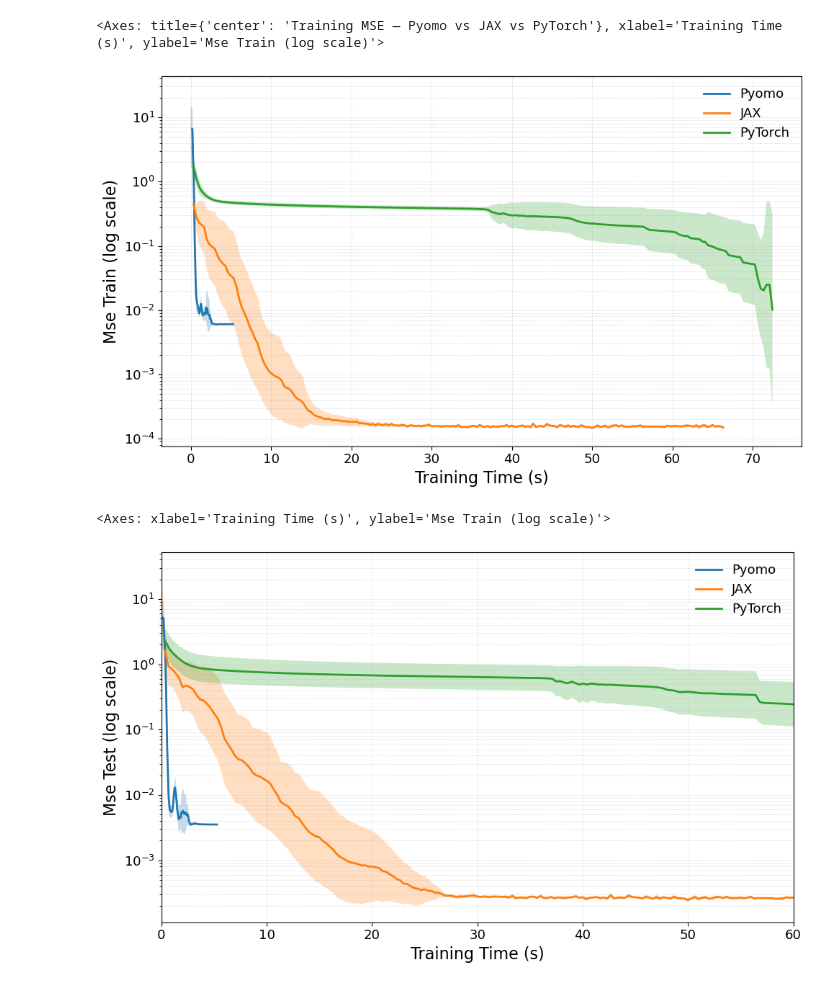
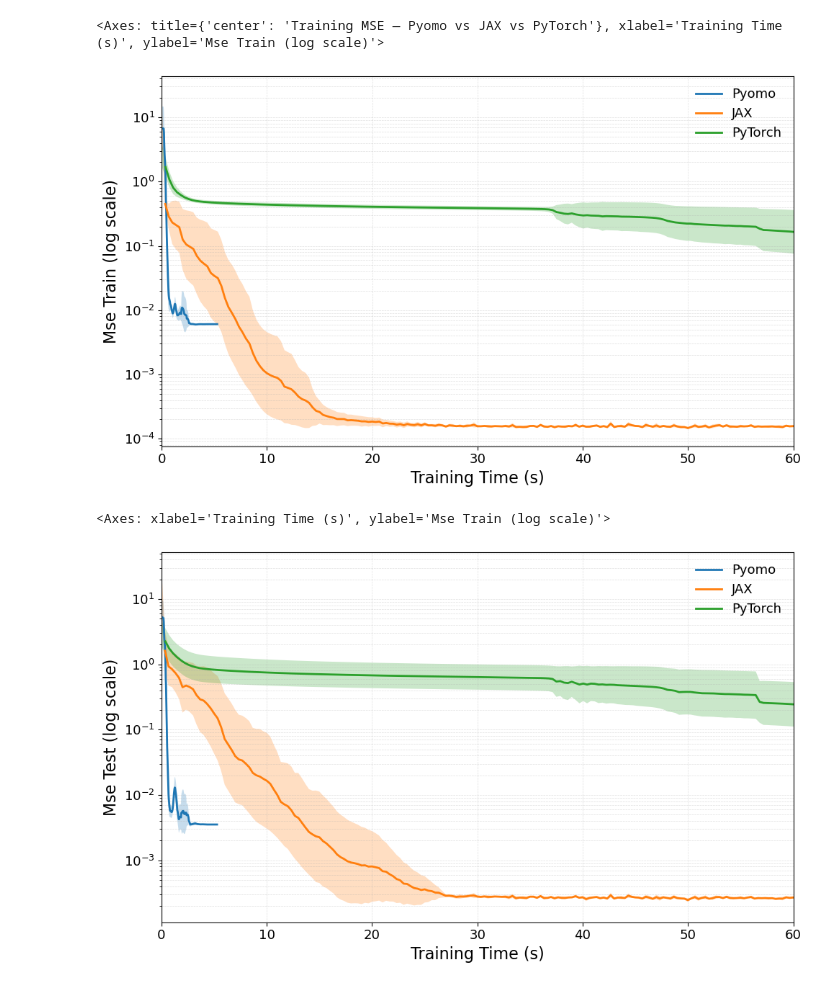
Before and after one commit to mariashapo/NODE, a Jupyter notebook: src/analysis/synthetic/training_conv_ho.ipynb, the cells around one changed output. Saved outputs shown, nothing was run; the diff lists cells and outputs as text; code cells hidden in the pictures.

```diff
--- a/src/analysis/synthetic/training_conv_ho.ipynb
+++ b/src/analysis/synthetic/training_conv_ho.ipynb
@@ -173,21 +235,22 @@ max_q_maps = {
 # %%
 plot_time_bands(
     comparison_dfs_no_pretrain,
     y_col="mse_train",  # or "mse_test"
     title="",
     logy=True,
     align_grid = False,
     tmax_quantile = max_q_maps,
     extrapolate=True,
     cutoff_missing_frac = 1.0,
     figsize=(10, 6),
     label_fontsize=16,
     tick_fontsize=13,
     legend_fontsize=13,
     title_fontsize=16,
+    xlim =(0, 60)
 )
 # %% [output]
-[figure, old version]
+[figure, new version]
 <Axes: xlabel='Training Time (s)', ylabel='Mse Train (log scale)'>
 # %%
 plot_time_bands(
```
Also changed, not shown: parts of 6 cells of this notebook, 17 other files.
